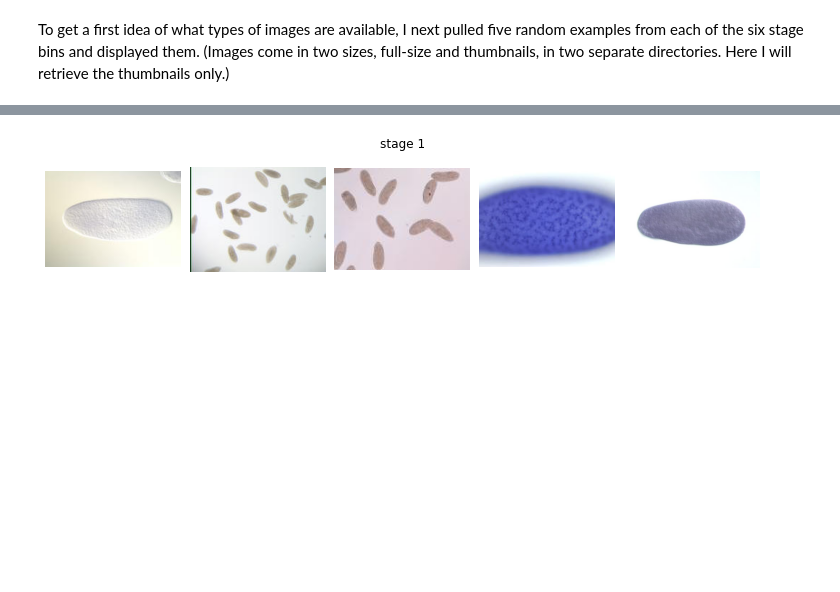
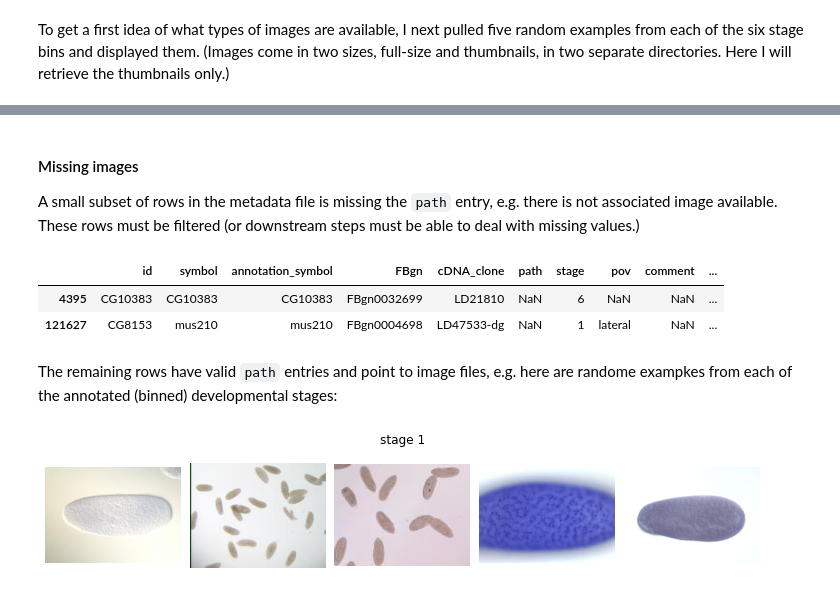
Before and after one commit to tomsing1/fastpages_setup, a Jupyter notebook: _notebooks/2020-12-11-Retrieving-BDGP-images.ipynb, the cells around one changed output, grey strips where cells are left out. Saved outputs shown, nothing was run; the diff lists cells and outputs as text; code cells hidden in the pictures; blank space fills up the shorter version.

```diff
--- a/_notebooks/2020-12-11-Retrieving-BDGP-images.ipynb
+++ b/_notebooks/2020-12-11-Retrieving-BDGP-images.ipynb
@@ -130,3 +187,15 @@ random examples from each of the six stage bins and displayed them.
+# %% [markdown]
+#### Missing images
+
+A small subset of rows in the metadata file is missing the `path` entry, e.g. there is not associated image available. These rows must be filtered (or downstream steps must be able to deal with missing values.)
+# %%
+images[images.path.isna()]
+# %% [output]
+|  | id | symbol | annotation_symbol | FBgn | cDNA_clone | path | stage | pov | comment | ... |
+| 4395 | CG10383 | CG10383 | CG10383 | FBgn0032699 | LD21810 | NaN | 6 | NaN | NaN | ... |
+| 121627 | CG8153 | mus210 | mus210 | FBgn0004698 | LD47533-dg | NaN | 1 | lateral | NaN | ... |
+# %% [markdown]
+The remaining rows have valid `path` entries and point to image files, e.g. here are randome exampkes from each of the annotated (binned) developmental stages:
 # %%
 n_images = 5
 thumbnails = {}
```
Also changed, not shown: parts of 23 cells of this notebook.
